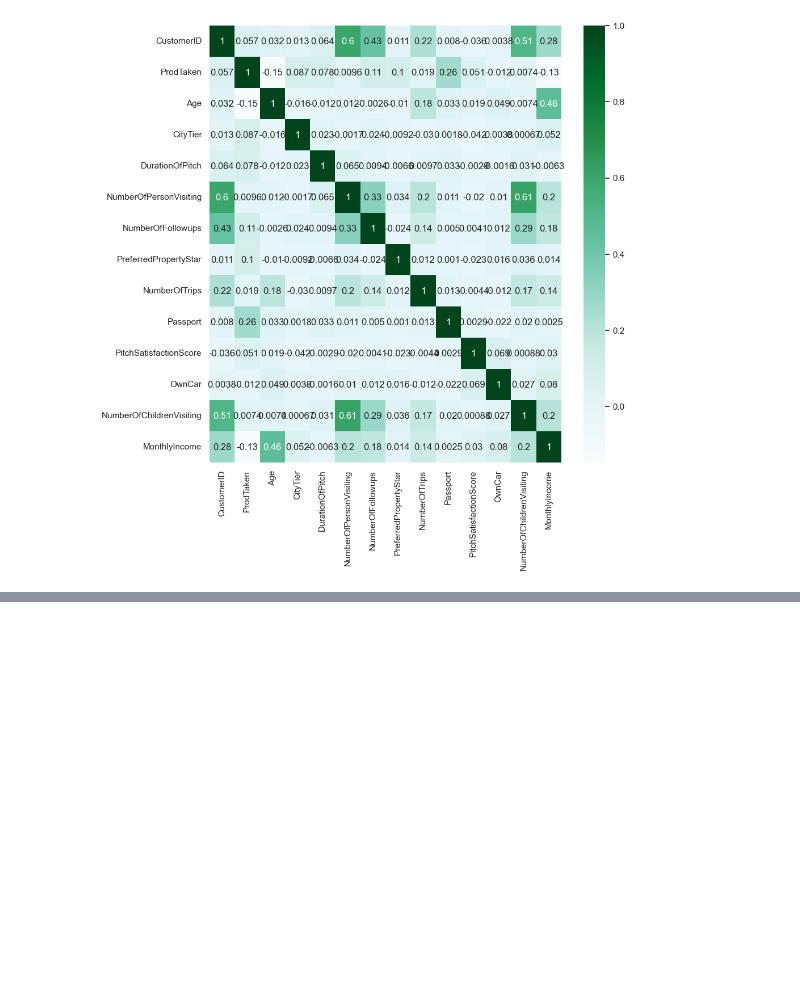
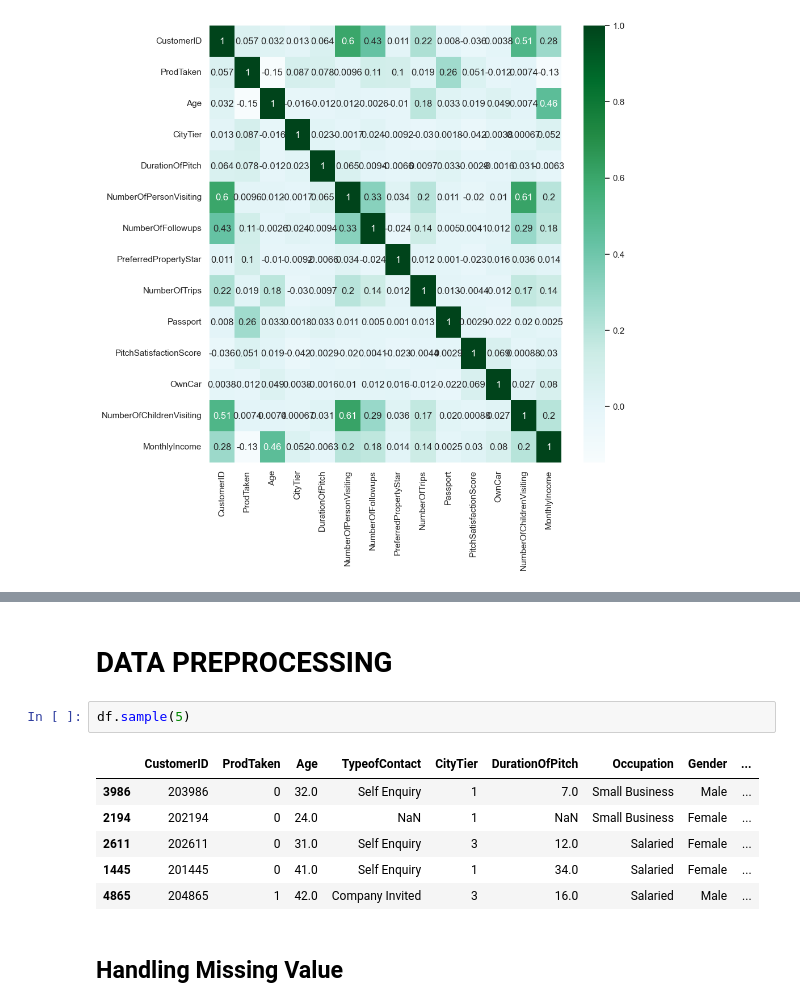
Before and after one commit to JodhiKrisantus/Classification-Holiday-Package-Prediction, a Jupyter notebook: Holiday_Predict.ipynb, the cells around one changed output, grey strips where cells are left out. Cells and saved outputs as stored; diff of their text form; blank space fills up the shorter version.

```diff
--- a/Holiday_Predict.ipynb
+++ b/Holiday_Predict.ipynb
@@ -245,0 +263,13 @@ for i in range(len(diskrit)):
+# %% [markdown]
+# **DATA PREPROCESSING**
+# %%
+df.sample(5)
+# %% [output]
+|  | CustomerID | ProdTaken | Age | TypeofContact | CityTier | DurationOfPitch | Occupation | Gender | ... |
+| 3986 | 203986 | 0 | 32.0 | Self Enquiry | 1 | 7.0 | Small Business | Male | ... |
+| 2194 | 202194 | 0 | 24.0 | NaN | 1 | NaN | Small Business | Female | ... |
+| 2611 | 202611 | 0 | 31.0 | Self Enquiry | 3 | 12.0 | Salaried | Female | ... |
+| 1445 | 201445 | 0 | 41.0 | Self Enquiry | 1 | 34.0 | Salaried | Female | ... |
+| 4865 | 204865 | 1 | 42.0 | Company Invited | 3 | 16.0 | Salaried | Male | ... |
+# %% [markdown]
+## Handling Missing Value
```
Also changed, not shown: parts of 13 cells of this notebook.
